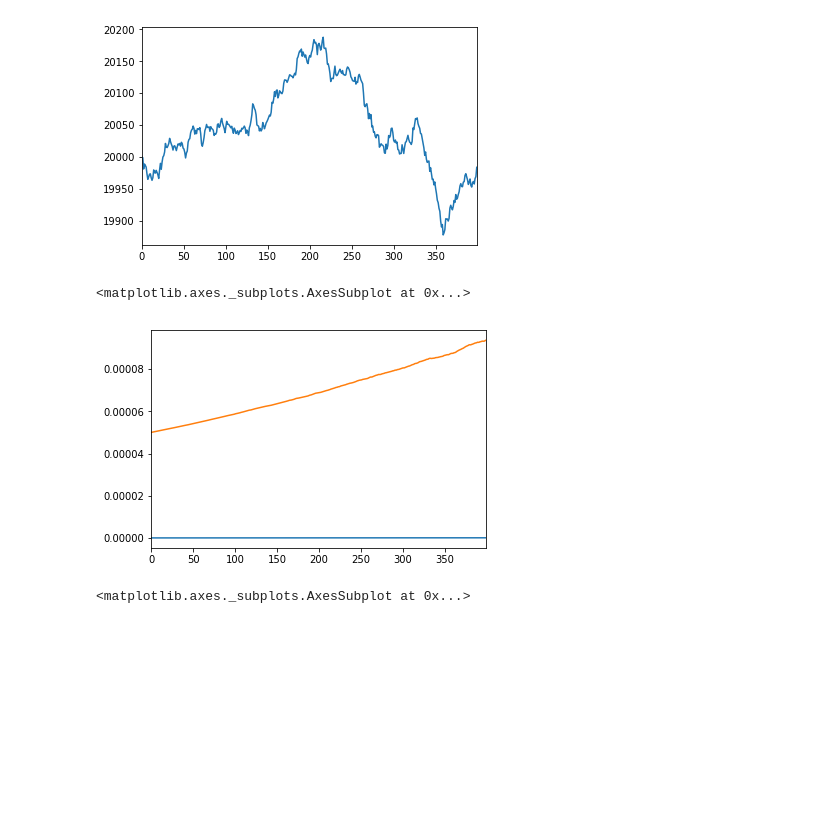
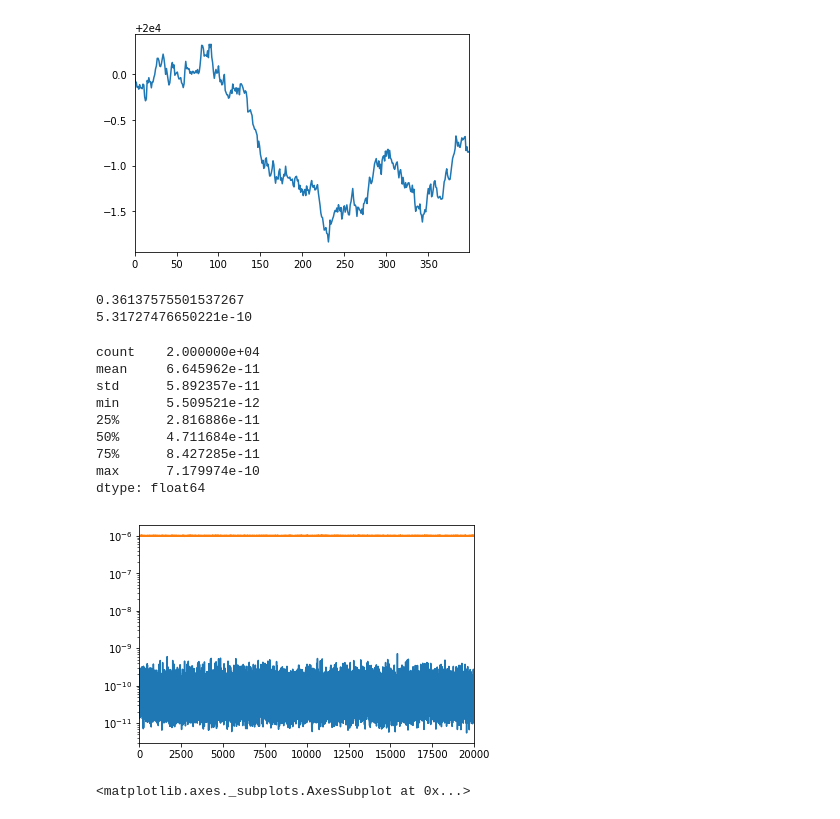
Before and after one commit to matuteiglesias/French_exports_bkp, a Jupyter notebook: code/notebooks/Gabaix numerical tests.ipynb, the cells around one changed output. Cells and saved outputs as stored; diff of their text form; code cells hidden in the pictures; blank space fills up the shorter version.

Commit message:
Added user created data

```diff
--- a/code/notebooks/Gabaix numerical tests.ipynb
+++ b/code/notebooks/Gabaix numerical tests.ipynb
@@ -21,6 +21,16 @@ log_level_0 = pd.DataFrame(np.zeros(N), columns = ['level_0'])
 
 # time steps (T - 1) timesteps for an N x T dataframe
 T = 400
-sigma = .2
+sigma = .02
 eps = pd.DataFrame(np.random.normal(0, sigma, (N, T - 1)), columns = range(1, T))
 log_shocks = np.log10(1 + sigma*eps)
+
+data = pd.DataFrame(pd.concat([log_level_0, log_shocks], axis = 1))
+data.columns = range(T)
+log_levels = data.cumsum(axis = 1)
+
+# S
+levels= np.power(10, log_levels)
+
+# levels S fulfill:
+#     (levels[2]/levels[1])-1 = eps[1]
@@ -42,7 +42,7 @@ levels= np.power(10, log_levels)
 levels.sum().plot()
 plt.show()
 # %% [output]
-[figure, old version]
+[figure, new version]
 # %%
 # standard deviation of GDP growth
 
@@ -68,19 +74,41 @@ sigma_Y2 = sigma * np.sqrt(((levels / levels.sum()).shift(1, axis = 1)**2).sum()
 # sigma_Y.plot()
 # plt.axhline((Y_levels.diff()/Y_levels.shift()).std())
 # plt.show()
+# %%
+# It is paradoxical but eq. 3 does not hold! xD
+
+print(levels.sum().var())
+
+print(sum(levels.var(1)*(levels.sum(1)/levels.sum().sum())**2)) # similar to the x of next cell
+# %% [output]
+0.36137575501537267
+5.31727476650221e-10
+# %%
+x.describe()
+# %% [output]
+count    2.000000e+04
+mean     6.645962e-11
+std      5.892357e-11
+min      5.509521e-12
+25%      2.816886e-11
+50%      4.711684e-11
+75%      8.427285e-11
+max      7.179974e-10
+dtype: float64
 # %%
 # The passage from 2 to 3 does not seem to hold
 shares_i = levels / levels.sum()
-x = (shares_i).var()/sigma**2
+x = (shares_i).var(1)/sigma**2
 
-y = (shares_i**2).sum()
+y = (shares_i**2).sum(1)
 
 # plt.plot(x, y)
 x.plot()
 y.plot()
+
+plt.yscale('log')
 # %% [output]
-<matplotlib.axes._subplots.AxesSubplot at 0x...>
-[figure, old version]
+[figure, new version]
 # %%
 (y/x)[150:].plot()
 # %% [output]
```
Also changed, not shown: parts of 25 cells of this notebook.
